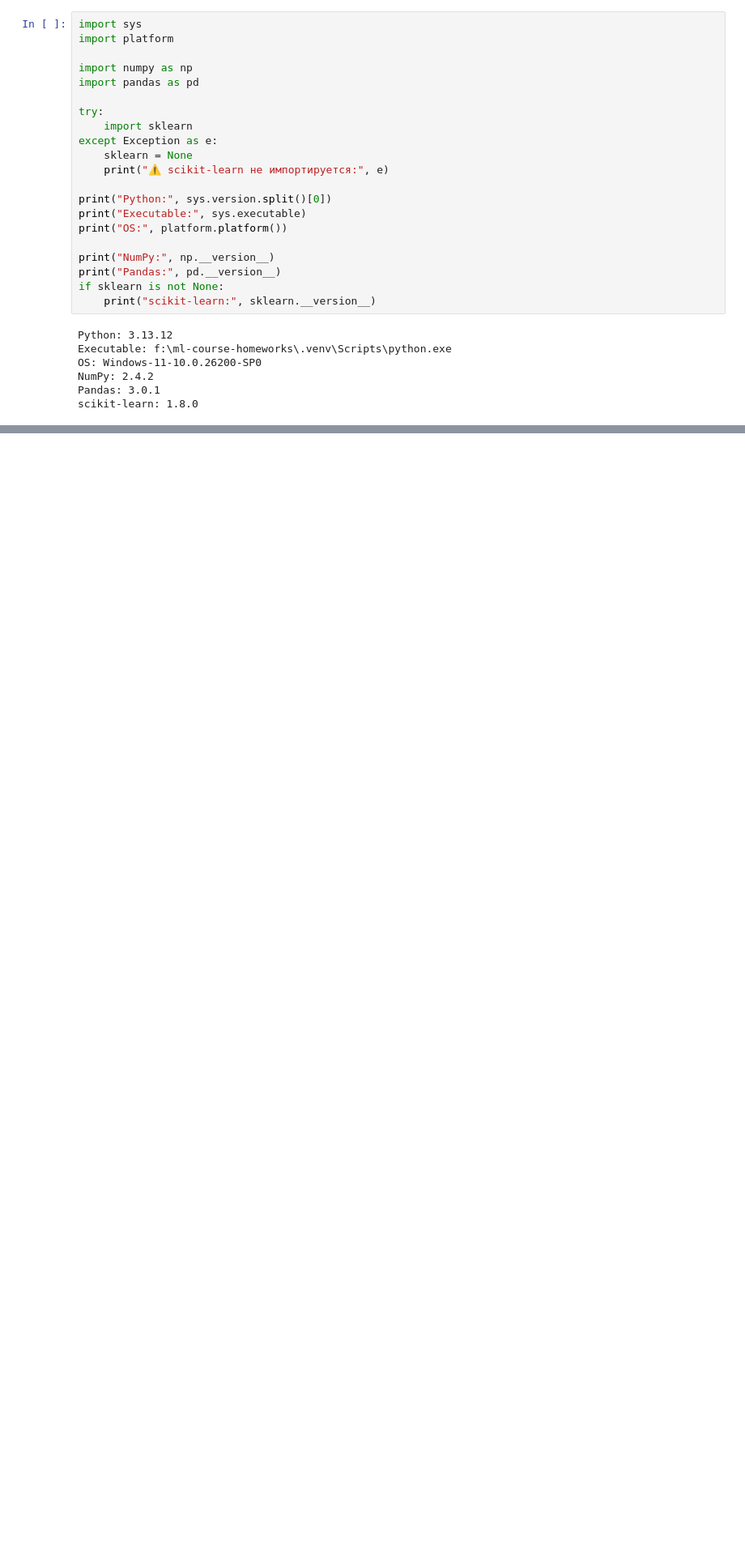
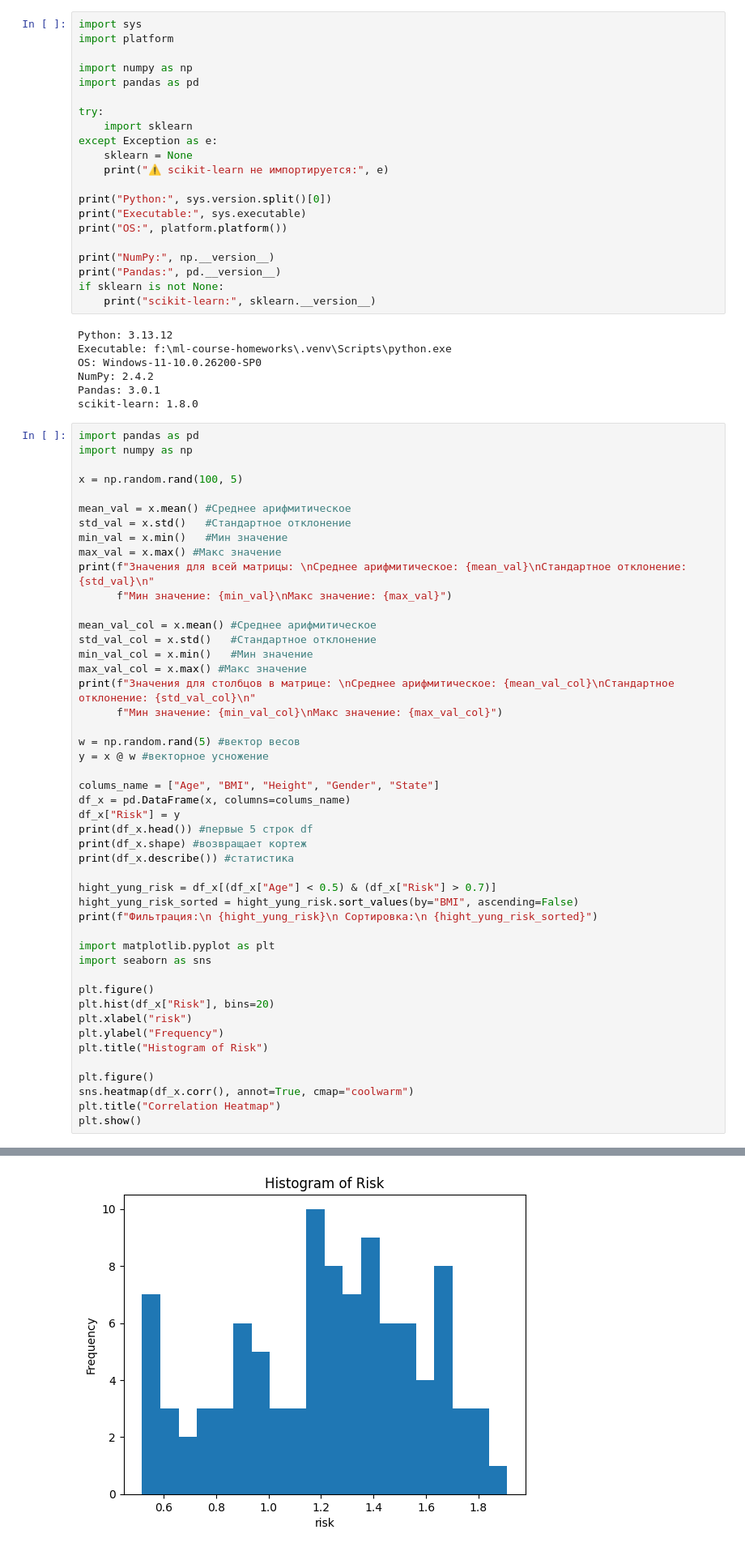
Before and after one commit to Foorton/ml-course-homeworks, a Jupyter notebook: hw01_setup_tools/hw01_setup_tools.ipynb, the cells around one changed output, grey strips where cells are left out. Shown at 81% size. Saved outputs shown, nothing was run; the diff lists cells and outputs as text; blank space fills up the shorter version.

```diff
--- a/hw01_setup_tools/hw01_setup_tools.ipynb
+++ b/hw01_setup_tools/hw01_setup_tools.ipynb
@@ -35,3 +35,51 @@ OS: Windows-11-10.0.26200-SP0
 NumPy: 2.4.2
 Pandas: 3.0.1
 scikit-learn: 1.8.0
+# %%
+import pandas as pd
+import numpy as np
+
+x = np.random.rand(100, 5)
+
+mean_val = x.mean() #Среднее арифмитическое
+std_val = x.std()   #Стандартное отклонение
+min_val = x.min()   #Мин значение
+max_val = x.max() #Макс значение
+print(f"Значения для всей матрицы: \nСреднее арифмитическое: {mean_val}\nСтандартное отклонение: {std_val}\n"
+      f"Мин значение: {min_val}\nМакс значение: {max_val}")
+
+mean_val_col = x.mean() #Среднее арифмитическое
+std_val_col = x.std()   #Стандартное отклонение
+min_val_col = x.min()   #Мин значение
+max_val_col = x.max() #Макс значение
+print(f"Значения для столбцов в матрице: \nСреднее арифмитическое: {mean_val_col}\nСтандартное отклонение: {std_val_col}\n"
+      f"Мин значение: {min_val_col}\nМакс значение: {max_val_col}")
+
+w = np.random.rand(5) #вектор весов
+y = x @ w #векторное усножение
+
+colums_name = ["Age", "BMI", "Height", "Gender", "State"]
+df_x = pd.DataFrame(x, columns=colums_name)
+df_x["Risk"] = y
+print(df_x.head()) #первые 5 строк df
+print(df_x.shape) #возвращает кортеж
+print(df_x.describe()) #статистика
+
+hight_yung_risk = df_x[(df_x["Age"] < 0.5) & (df_x["Risk"] > 0.7)]
+hight_yung_risk_sorted = hight_yung_risk.sort_values(by="BMI", ascending=False)
+print(f"Фильтрация:\n {hight_yung_risk}\n Сортировка:\n {hight_yung_risk_sorted}")
+
+import matplotlib.pyplot as plt
+import seaborn as sns
+
+plt.figure()
+plt.hist(df_x["Risk"], bins=20)
+plt.xlabel("risk")
+plt.ylabel("Frequency")
+plt.title("Histogram of Risk")
+
+plt.figure()
+sns.heatmap(df_x.corr(), annot=True, cmap="coolwarm")
+plt.title("Correlation Heatmap")
+plt.show()
+# %% [output]
@@ -37,0 +103 @@ scikit-learn: 1.8.0
+[figure, added]
```
Also changed, not shown: parts of 2 cells of this notebook.
